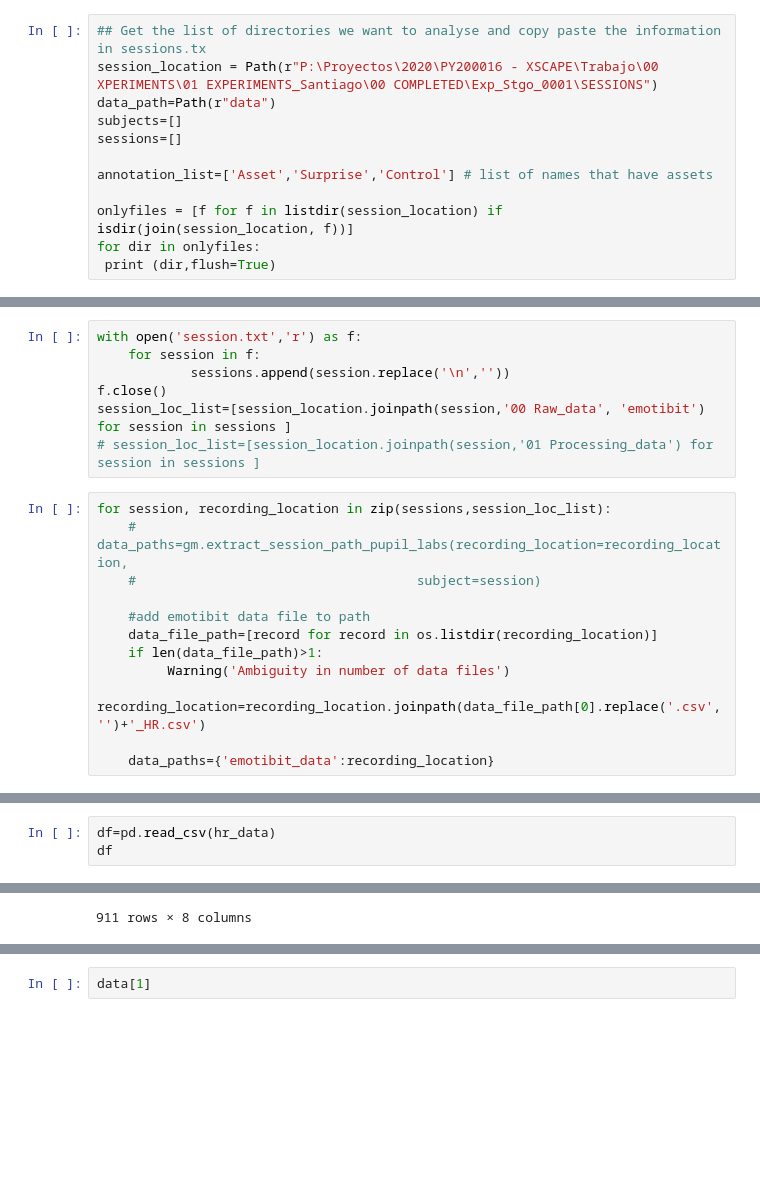
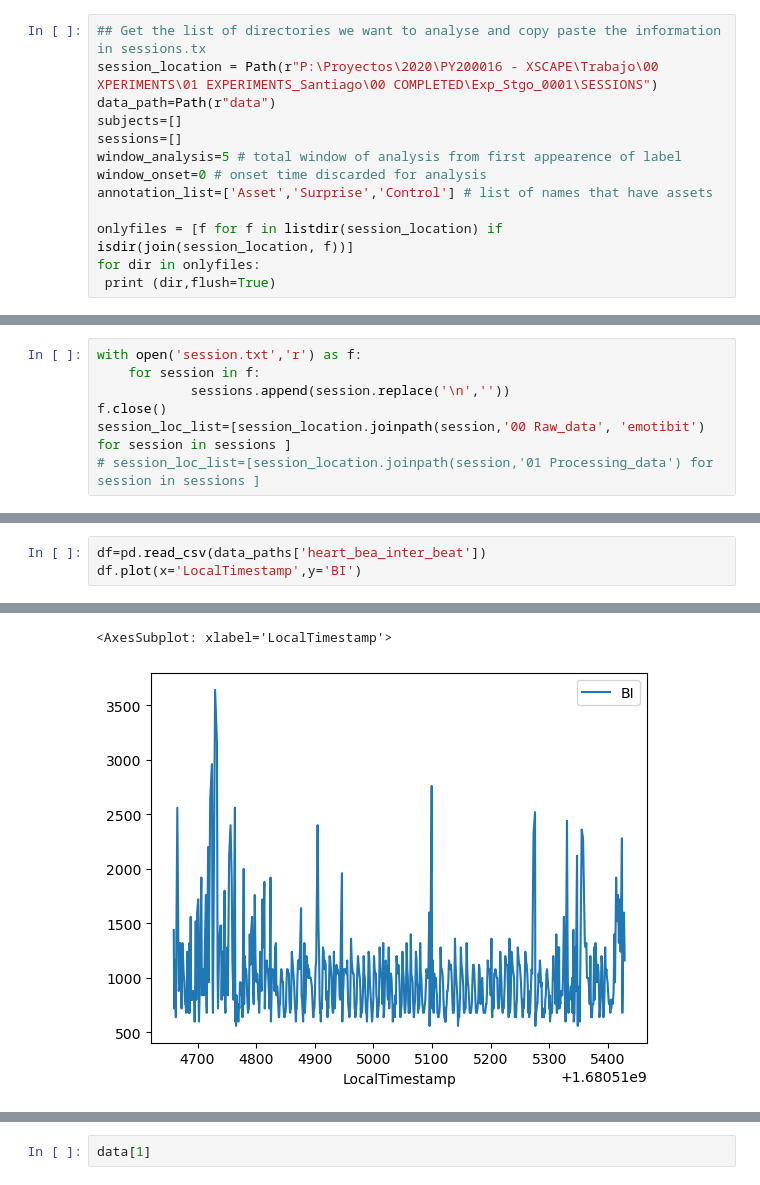
Before and after one commit to Rockyneuron/pupil_labs_analysis, a Jupyter notebook: analysis/emotibit/reading_emotibit_data.ipynb, the cells around one changed output, grey strips where cells are left out. Drawn from its saved outputs; the diff is of its cells as text; blank space fills up the shorter version.

```diff
--- a/analysis/emotibit/reading_emotibit_data.ipynb
+++ b/analysis/emotibit/reading_emotibit_data.ipynb
@@ -21,7 +22,8 @@ session_location = Path(r"P:\Proyectos\2020\PY200016 - XSCAPE\Trabajo\00 XPERIME
 data_path=Path(r"data")
 subjects=[]
 sessions=[]
-
+window_analysis=5 # total window of analysis from first appearence of label
+window_onset=0 # onset time discarded for analysis
 annotation_list=['Asset','Surprise','Control'] # list of names that have assets
 
 onlyfiles = [f for f in listdir(session_location) if isdir(join(session_location, f))]
@@ -54,15 +56,3 @@ with open('session.txt','r') as f:
 f.close()
 session_loc_list=[session_location.joinpath(session,'00 Raw_data', 'emotibit') for session in sessions ]
 # session_loc_list=[session_location.joinpath(session,'01 Processing_data') for session in sessions ]
-# %%
-for session, recording_location in zip(sessions,session_loc_list):
-    # data_paths=gm.extract_session_path_pupil_labs(recording_location=recording_location,
-    #                                    subject=session)
-
-    #add emotibit data file to path
-    data_file_path=[record for record in os.listdir(recording_location)]
-    if len(data_file_path)>1:
-         Warning('Ambiguity in number of data files')
-    recording_location=recording_location.joinpath(data_file_path[0].replace('.csv','')+'_HR.csv')
-
-    data_paths={'emotibit_data':recording_location}
@@ -71,4 +108,4 @@ hr_data=data_paths['emotibit_data']
 # %%
-df=pd.read_csv(hr_data)
-df
+df=pd.read_csv(data_paths['heart_bea_inter_beat'])
+df.plot(x='LocalTimestamp',y='BI')
 # %% [output]
@@ -87 +112,2 @@ df
-911 rows × 8 columns
+<AxesSubplot: xlabel='LocalTimestamp'>
+[figure, added]
```
Also changed, not shown: parts of 28 cells of this notebook.
